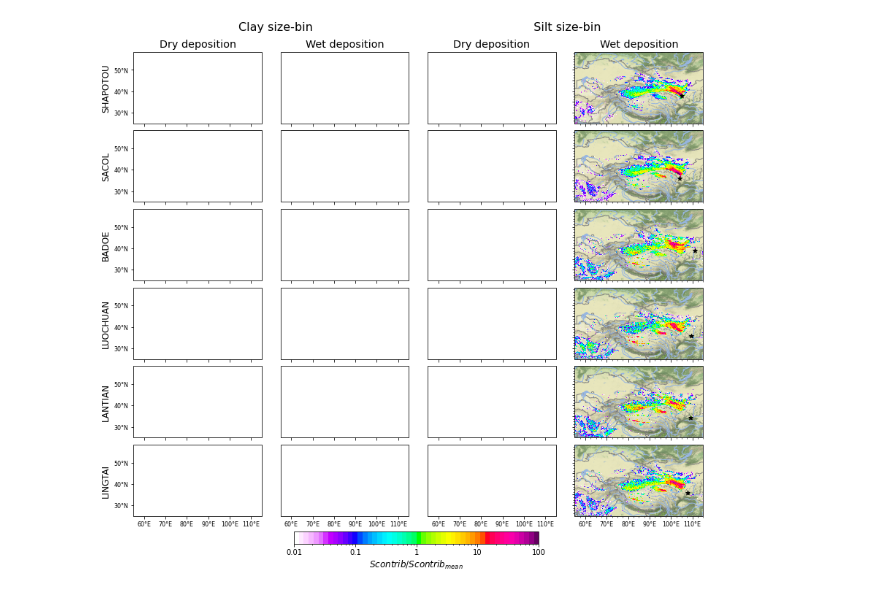
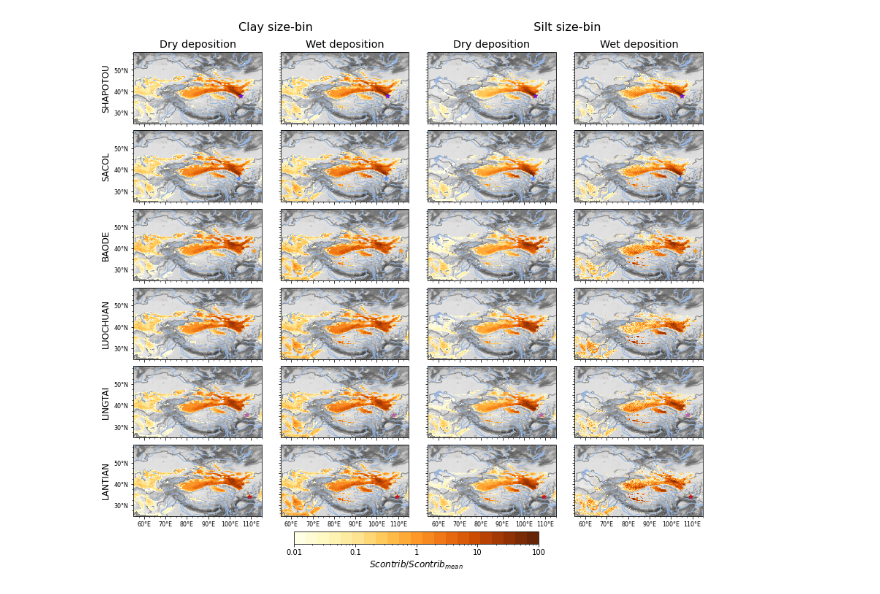
Before and after one commit to MasterOnDust/AGU_JGR_CLP_SOURCE_WORKFLOW, a Jupyter notebook: Master_thesis_UiO_workflow/workflow/notebooks/AGU_paper_figures/Dust_deposition_source_contribution_drydep_wetdep_combo_v4.py.ipynb, the cells around one changed output. Drawn from its saved outputs; the diff is of its cells as text; code cells hidden in the pictures.

Commit message:
update plotting

```diff
--- a/Master_thesis_UiO_workflow/workflow/notebooks/AGU_paper_figures/Dust_deposition_source_contribution_drydep_wetdep_combo_v4.py.ipynb
+++ b/Master_thesis_UiO_workflow/workflow/notebooks/AGU_paper_figures/Dust_deposition_source_contribution_drydep_wetdep_combo_v4.py.ipynb
@@ -49,7 +49,7 @@ def calc_ratio(ds_tot, ds_f):
         ds_out = ds_out.assign({dtvar: ds_f[dvar]/ds_tot[dtvar]})
     return ds_out
 # %%
-locs = ['SHAPOTOU','SACOL','BADOE','LUOCHUAN','LANTIAN','LINGTAI']
+locs = ['SHAPOTOU','SACOL','BAODE','LUOCHUAN','LINGTAI','LANTIAN']
 wetdep2m = read_depostion_datasets(path+'results/model_results/', locs, 'wetdep','2micron')
 wetdep2m = wetdep2m.mean(dim='year')
 
@@ -70,8 +70,7 @@ ratio_avg20m_drydep = calc_fraction_of_mean_contribution(drydep20m)
 fig,ax = plt.subplots(nrows=6, ncols=4,  figsize=(8.3*1.7, 11.7), subplot_kw={'projection':ccrs.PlateCarree()})
 
 
-cmap = _gen_flexpart_colormap()
-cmap = cm.get_cmap(cmap,21)
+cmap = cm.get_cmap('YlOrBr',21)
 depositon_facet_plot(ratio_avg2m_drydep,
                     add_labels=False, ax=ax[:,0],
                     fontsize_title=8, colorbar=False, vmin=1e-2,vmax=100,cmap=cmap,no_tick_labels=True, title=False, norm= matplotlib.colors.LogNorm(1e-2, 100))
@@ -93,31 +92,31 @@ depositon_facet_plot(ratio_avg20m_wetdep,
                     fontsize_title=8, colorbar=False, vmin=1e-2,vmax=100,cmap=cmap,no_tick_labels=True, title=False)
 for axi in ax.ravel():
     axi.set_extent([55,115,25,55])
     axi.set_xticks([60,70, 80, 90, 100, 110])
     axi.yaxis.set_ticklabels([])
     axi.xaxis.set_ticklabels([])
 for axi,l in zip(ax[:,0].ravel(),locs):
     axi.set_ylabel(l)
     axi.set_yticks([30, 40, 50])
     axi.yaxis.set_ticklabels(['30°N', '40°N', '50°N'], fontsize=8)
 
 for axi in ax[-1,:].ravel():
     axi.set_xticks([60,70, 80, 90, 100, 110])
     axi.xaxis.set_ticklabels(['60°E','70°E','80°E', '90°E', '100°E', '110°E'], fontsize=8)
 
 fig.suptitle('Clay size-bin                                                           Silt size-bin',x=0.515, y=0.92, ha='center', va='center', fontsize=16)
 
 # cax = fig.add_axes([0.55, 0.08,0.33,0.02])
 # fig.colorbar(cm.ScalarMappable(norm=matplotlib.colors.Normalize(vmin=0, vmax=1), cmap=cmap), cax=cax,
 #             label='Fraction of wetdeposition', orientation='horizontal')
 fig.subplots_adjust(hspace=0.1, wspace=0.1)
 
 ax[0,0].set_title('Dry deposition')
 ax[0,1].set_title('Wet deposition')
 ax[0,2].set_title('Dry deposition')
 ax[0,3].set_title('Wet deposition')
 # add_letter(ax.T,y=1.07, fontsize=10)
 if to_file:
     plt.savefig(snakemake.output.combopath,bbox_inches='tight', dpi=300)
 # %% [output]
-[figure, old version]
+[figure, new version]
```
Also changed, not shown: 7 other files.
